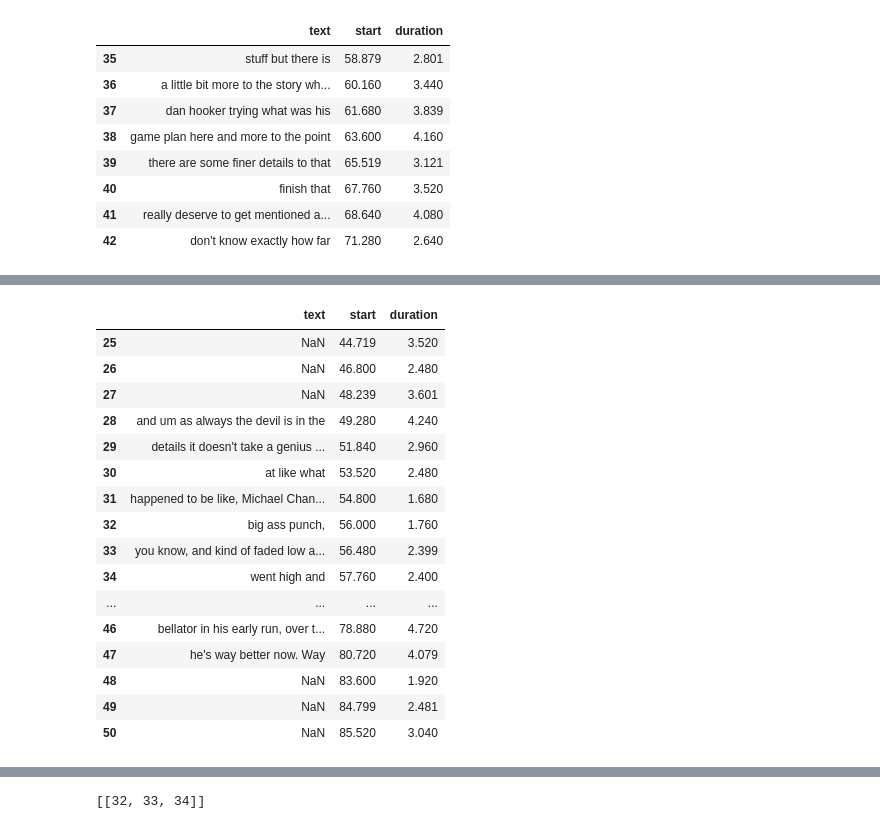
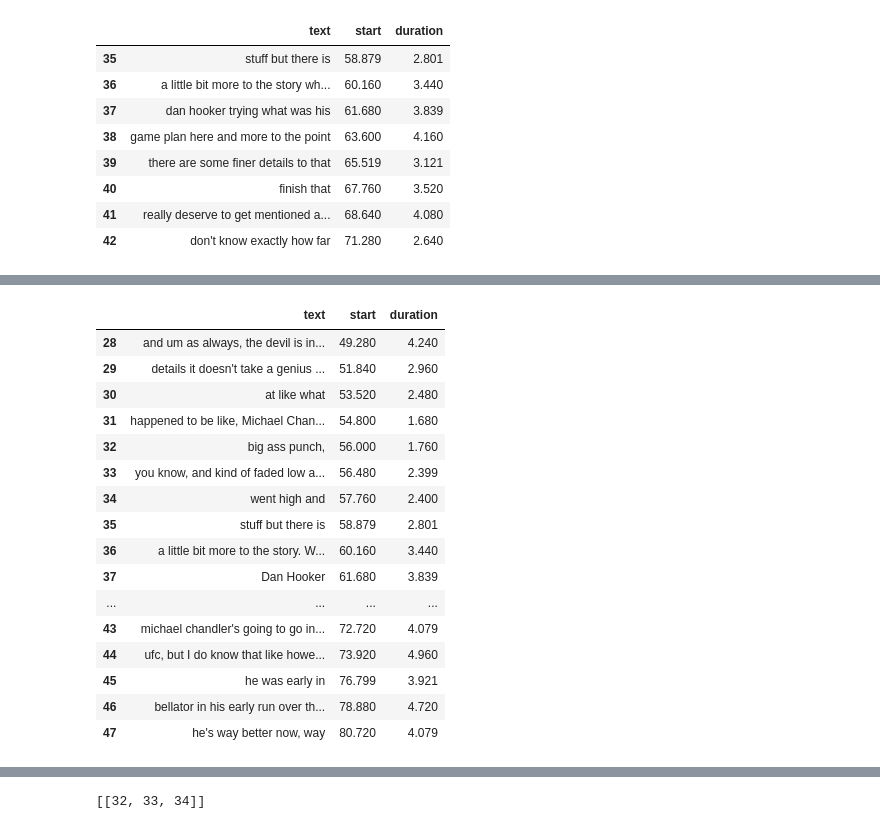
Before and after one commit to hdmamin/jabberwocky, a Jupyter notebook: notebooks/nb03-transcript-manager.ipynb, the cells around one changed output, grey strips where cells are left out. Saved outputs shown, nothing was run; the diff lists cells and outputs as text; code cells hidden in the pictures.

```diff
--- a/notebooks/nb03-transcript-manager.ipynb
+++ b/notebooks/nb03-transcript-manager.ipynb
@@ -405,23 +375,21 @@ res
-# %%
-trans_gen._transcript.df_punct.loc[25:50]
-# %% [output]
-|  | text | start | duration |
-| 25 | NaN | 44.719 | 3.520 |
-| 26 | NaN | 46.800 | 2.480 |
-| 27 | NaN | 48.239 | 3.601 |
-| 28 | and um as always the devil is in the | 49.280 | 4.240 |
-| 29 | details it doesn't take a genius ... | 51.840 | 2.960 |
-| 30 | at like what | 53.520 | 2.480 |
-| 31 | happened to be like, Michael Chan... | 54.800 | 1.680 |
-| 32 | big ass punch, | 56.000 | 1.760 |
-| 33 | you know, and kind of faded low a... | 56.480 | 2.399 |
-| 34 | went high and | 57.760 | 2.400 |
-| ... | ... | ... | ... |
-| 46 | bellator in his early run, over t... | 78.880 | 4.720 |
-| 47 | he's way better now. Way | 80.720 | 4.079 |
-| 48 | NaN | 83.600 | 1.920 |
-| 49 | NaN | 84.799 | 2.481 |
-| 50 | NaN | 85.520 | 3.040 |
 # %%
 # Much faster this time because it's been pre-punctuated.
-res = trans_gen.time_range(50, 80, True)
+trans_gen.time_range(50, 80, True)
+# %% [output]
+|  | text | start | duration |
+| 28 | and um as always, the devil is in... | 49.280 | 4.240 |
+| 29 | details it doesn't take a genius ... | 51.840 | 2.960 |
+| 30 | at like what | 53.520 | 2.480 |
+| 31 | happened to be like, Michael Chan... | 54.800 | 1.680 |
+| 32 | big ass punch, | 56.000 | 1.760 |
+| 33 | you know, and kind of faded low a... | 56.480 | 2.399 |
+| 34 | went high and | 57.760 | 2.400 |
+| 35 | stuff but there is | 58.879 | 2.801 |
+| 36 | a little bit more to the story. W... | 60.160 | 3.440 |
+| 37 | Dan Hooker | 61.680 | 3.839 |
+| ... | ... | ... | ... |
+| 43 | michael chandler's going to go in... | 72.720 | 4.079 |
+| 44 | ufc, but I do know that like howe... | 73.920 | 4.960 |
+| 45 | he was early in | 76.799 | 3.921 |
+| 46 | bellator in his early run over th... | 78.880 | 4.720 |
+| 47 | he's way better now, way | 80.720 | 4.079 |
```
Also changed, not shown: parts of 19 cells of this notebook, 1 other file.
